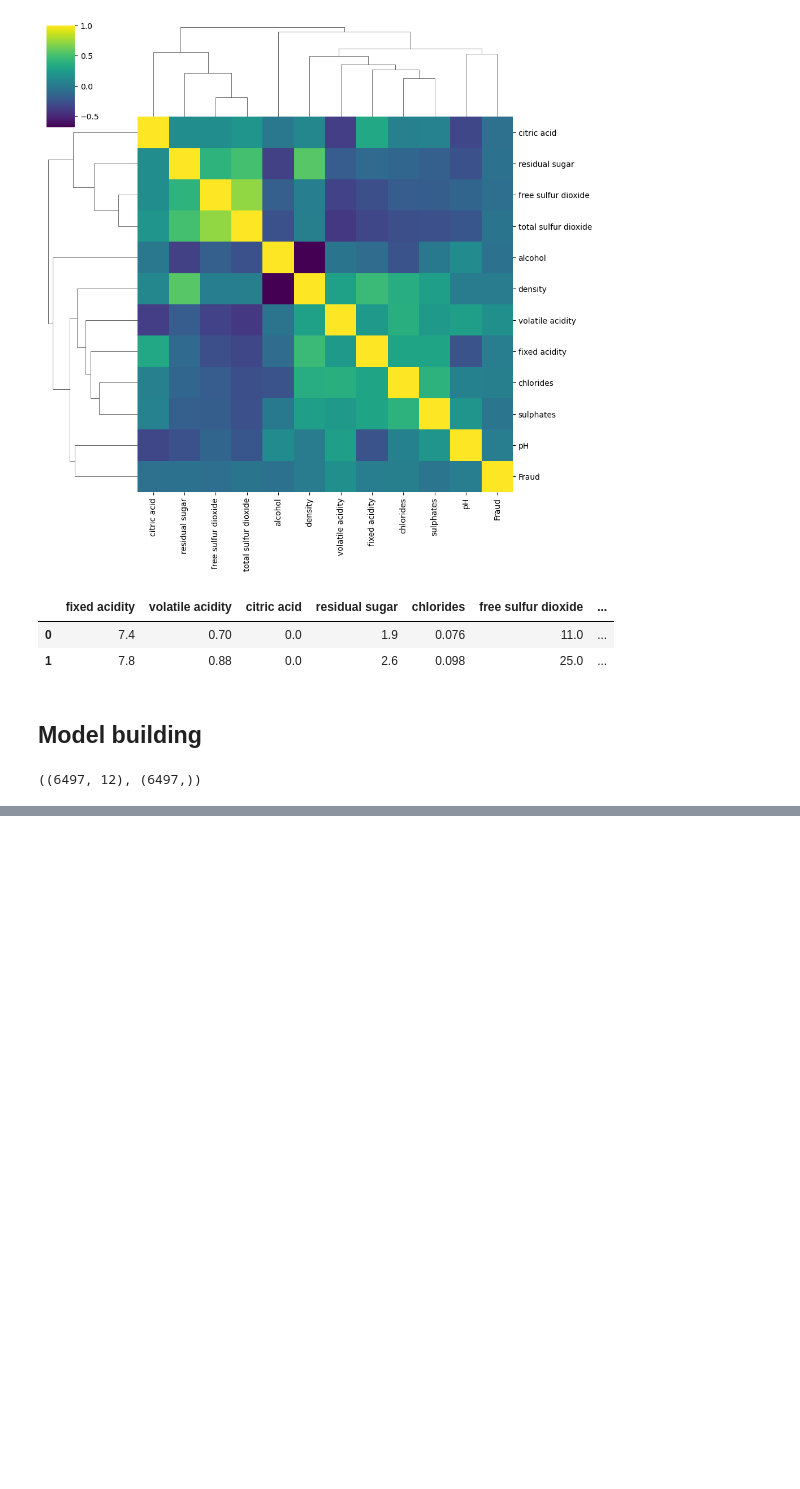
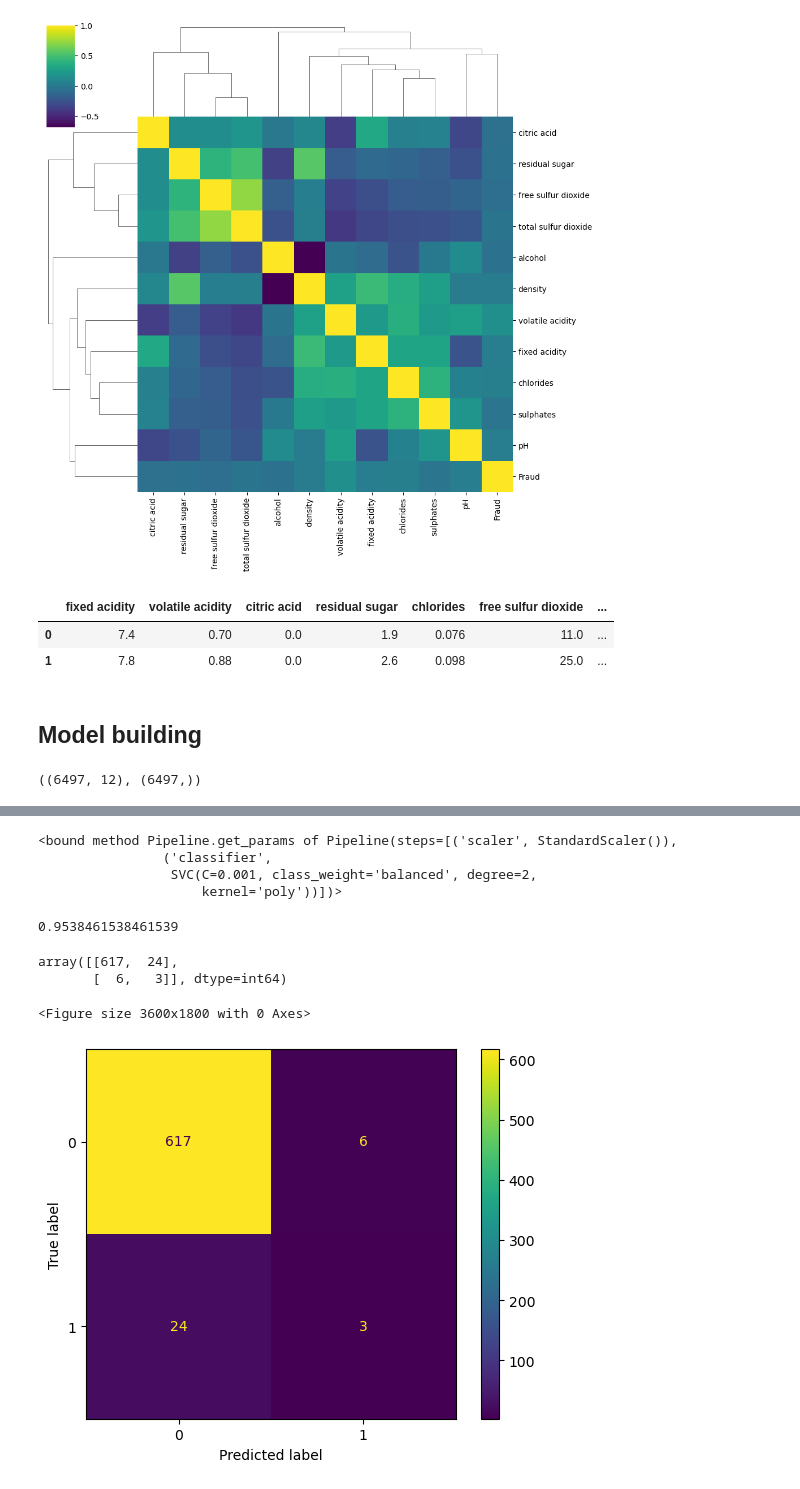
Before and after one commit to rooneyrulz/wine-fraud-detector, a Jupyter notebook: notebook/Project.ipynb, the cells around one changed output, grey strips where cells are left out. Drawn from its saved outputs; the diff is of its cells as text; code cells hidden in the pictures; blank space fills up the shorter version.

Commit message:
model evaluations | error metrics visualization

```diff
--- a/notebook/Project.ipynb
+++ b/notebook/Project.ipynb
@@ -231,0 +269,10 @@ GridSearchCV(estimator=Pipeline(steps=[('scaler', StandardScaler()),
+# %%
+# Load the model
+svc_classifier = joblib.load('../assets/model/best_svc_classifier.pkl')
+# %%
+svc_classifier.get_params
+# %% [output]
+<bound method Pipeline.get_params of Pipeline(steps=[('scaler', StandardScaler()),
+                ('classifier',
+                 SVC(C=0.001, class_weight='balanced', degree=2,
+                     kernel='poly'))])>
@@ -231,0 +283,17 @@ GridSearchCV(estimator=Pipeline(steps=[('scaler', StandardScaler()),
+# %%
+accuracy_score(predictions, y_test)
+# %% [output]
+0.9538461538461539
+# %%
+confusion_matrix = confusion_matrix(predictions, y_test)
+confusion_matrix
+# %% [output]
+array([[617,  24],
+       [  6,   3]], dtype=int64)
+# %%
+plt.figure(figsize=(12,6), dpi=300)
+ConfusionMatrixDisplay.from_estimator(svc_classifier, X_test, y_test)
+plt.savefig('../assets/visualization/svc_classifier_confusion_matrix.png')
+# %% [output]
+<Figure size 3600x1800 with 0 Axes>
+[figure, added]
```
Also changed, not shown: parts of 10 cells of this notebook, 2 other files.
